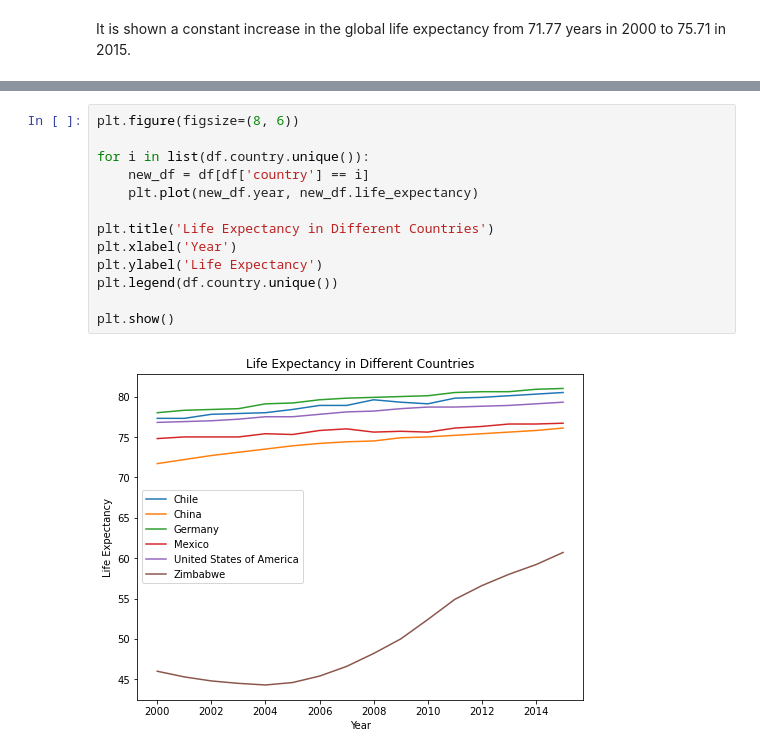
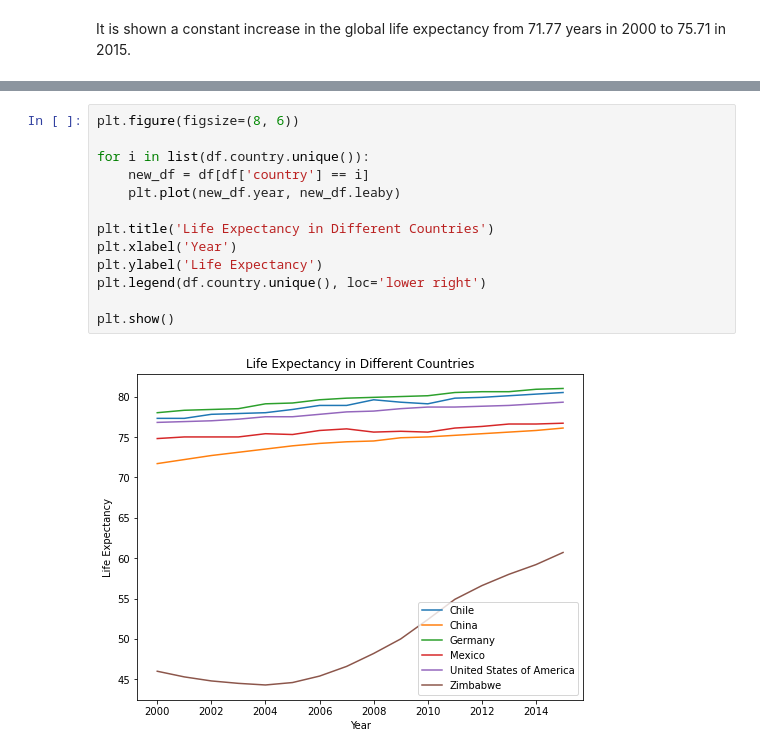
Before and after one commit to javierunix/codeacademy_datascience_path, a Jupyter notebook: Life-Expectancy-and-GDP-Starter/life_expectancy_gdp.ipynb, the cells around one changed output, grey strips where cells are left out. Drawn from its saved outputs; the diff is of its cells as text.

```diff
--- a/Life-Expectancy-and-GDP-Starter/life_expectancy_gdp.ipynb
+++ b/Life-Expectancy-and-GDP-Starter/life_expectancy_gdp.ipynb
@@ -209,15 +239,15 @@ plt.show()
 # %%
 plt.figure(figsize=(8, 6))
 
 for i in list(df.country.unique()):
     new_df = df[df['country'] == i]
-    plt.plot(new_df.year, new_df.life_expectancy)
+    plt.plot(new_df.year, new_df.leaby)
 
 plt.title('Life Expectancy in Different Countries')
 plt.xlabel('Year')
 plt.ylabel('Life Expectancy')
-plt.legend(df.country.unique())
+plt.legend(df.country.unique(), loc='lower right')
 
 plt.show()
 # %% [output]
-[figure, old version]
+[figure, new version]
```
Also changed, not shown: parts of 8 cells of this notebook.
